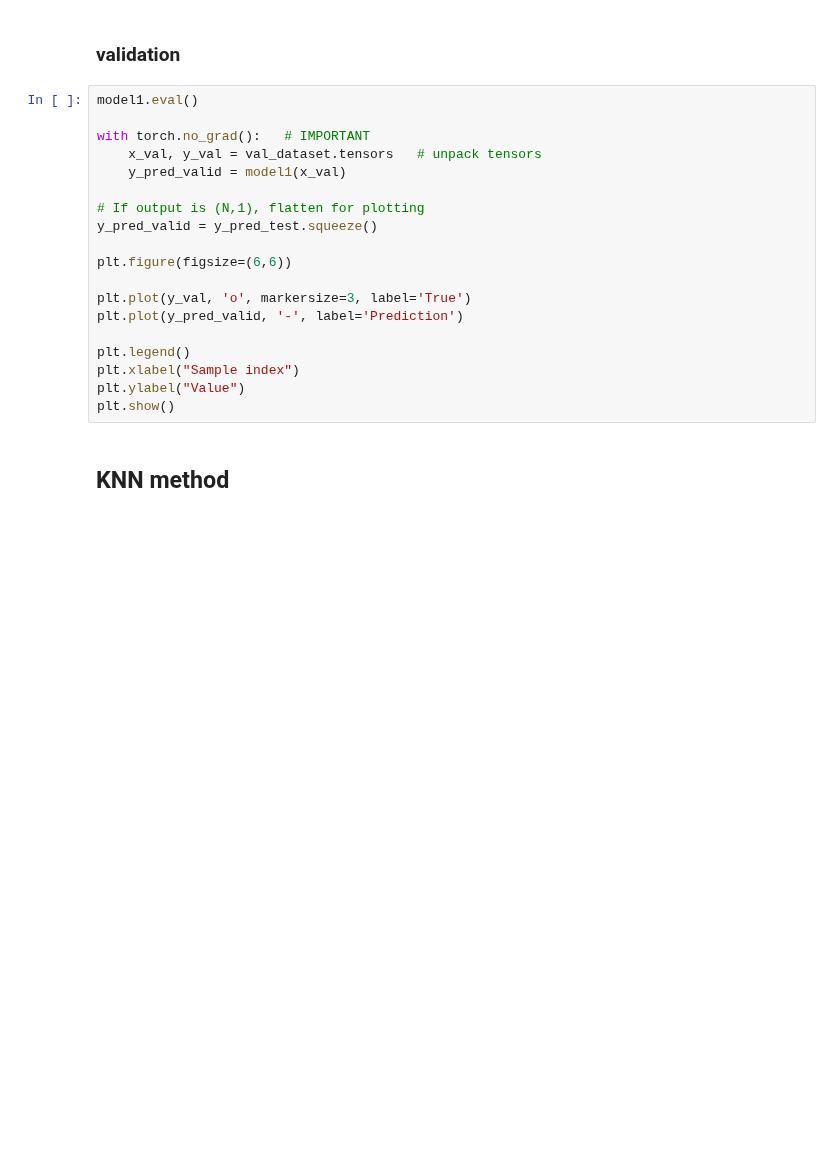
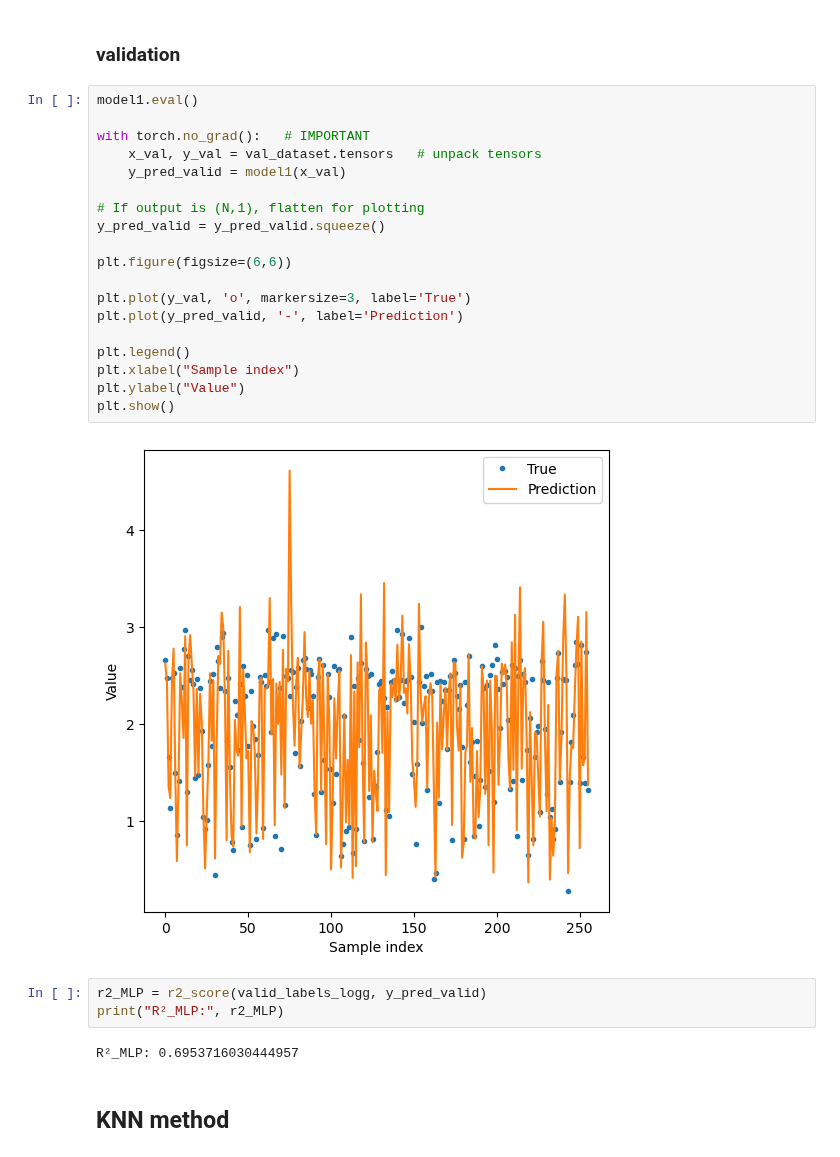
Before and after one commit to yktaykketo/Machine-Learning, a Jupyter notebook: PS1.ipynb, the cells around one changed output. Drawn from its saved outputs; the diff is of its cells as text; blank space fills up the shorter version.

```diff
--- a/PS1.ipynb
+++ b/PS1.ipynb
@@ -182,22 +234,29 @@ plt.show()
 # %%
 model1.eval()
 
 with torch.no_grad():   # IMPORTANT
     x_val, y_val = val_dataset.tensors   # unpack tensors
     y_pred_valid = model1(x_val)
 
 # If output is (N,1), flatten for plotting
-y_pred_valid = y_pred_test.squeeze()
+y_pred_valid = y_pred_valid.squeeze()
 
 plt.figure(figsize=(6,6))
 
 plt.plot(y_val, 'o', markersize=3, label='True')
 plt.plot(y_pred_valid, '-', label='Prediction')
 
 plt.legend()
 plt.xlabel("Sample index")
 plt.ylabel("Value")
 plt.show()
+# %% [output]
+[figure, added]
+# %%
+r2_MLP = r2_score(valid_labels_logg, y_pred_valid)
+print("R²_MLP:", r2_MLP)
+# %% [output]
+R²_MLP: 0.6953716030444957
 # %% [markdown]
 ## KNN method
 # %%
```
Also changed, not shown: parts of 29 cells of this notebook.
